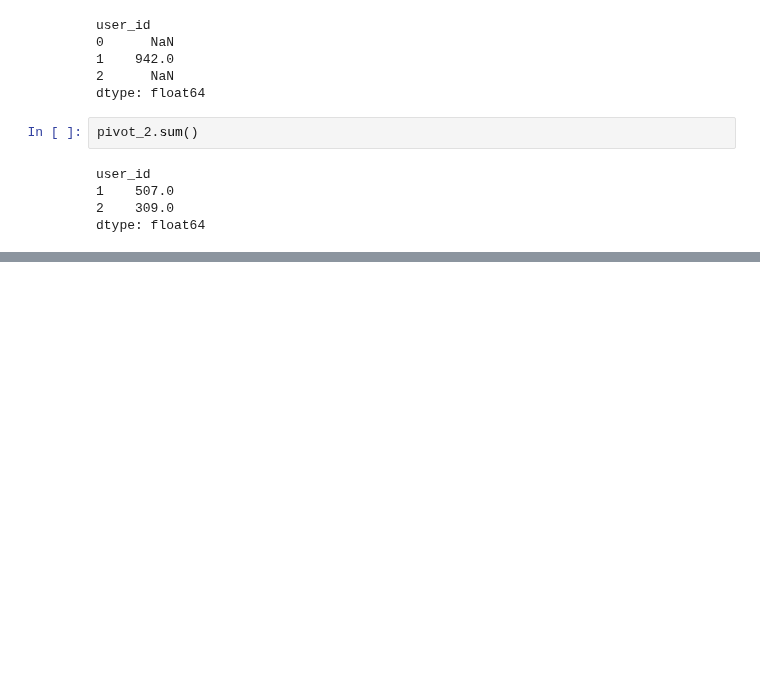
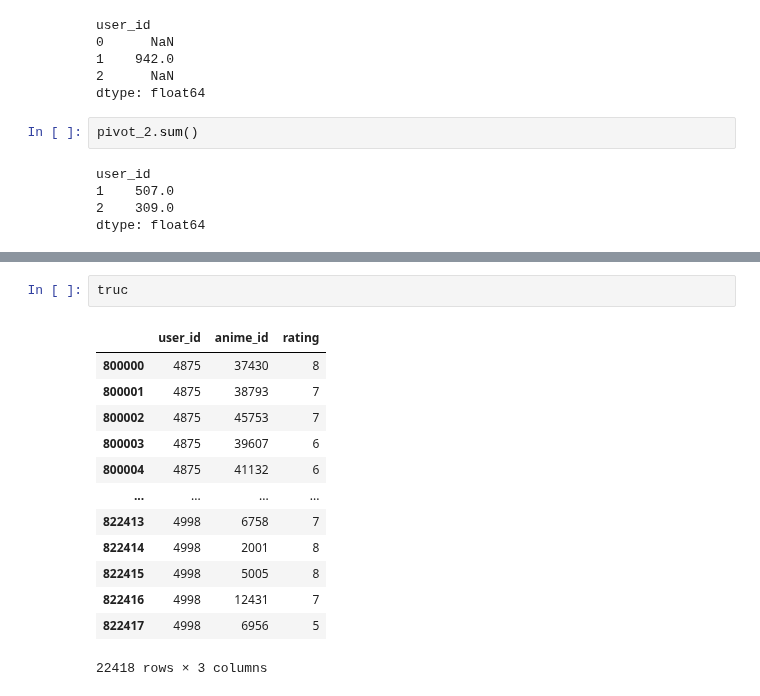
Before and after one commit to mijkami/Anime_Map, a Jupyter notebook: notebooks/prep before google.ipynb, the cells around one changed output, grey strips where cells are left out. Cells and saved outputs as stored; diff of their text form; blank space fills up the shorter version.

```diff
--- a/notebooks/prep before google.ipynb
+++ b/notebooks/prep before google.ipynb
@@ -710,0 +792,16 @@ dtype: float64
+# %%
+truc
+# %% [output]
+|  | user_id | anime_id | rating |
+| 800000 | 4875 | 37430 | 8 |
+| 800001 | 4875 | 38793 | 7 |
+| 800002 | 4875 | 45753 | 7 |
+| 800003 | 4875 | 39607 | 6 |
+| 800004 | 4875 | 41132 | 6 |
+| ... | ... | ... | ... |
+| 822413 | 4998 | 6758 | 7 |
+| 822414 | 4998 | 2001 | 8 |
+| 822415 | 4998 | 5005 | 8 |
+| 822416 | 4998 | 12431 | 7 |
+| 822417 | 4998 | 6956 | 5 |
+22418 rows × 3 columns
```
Also changed, not shown: parts of 34 cells of this notebook, 6 other files.
